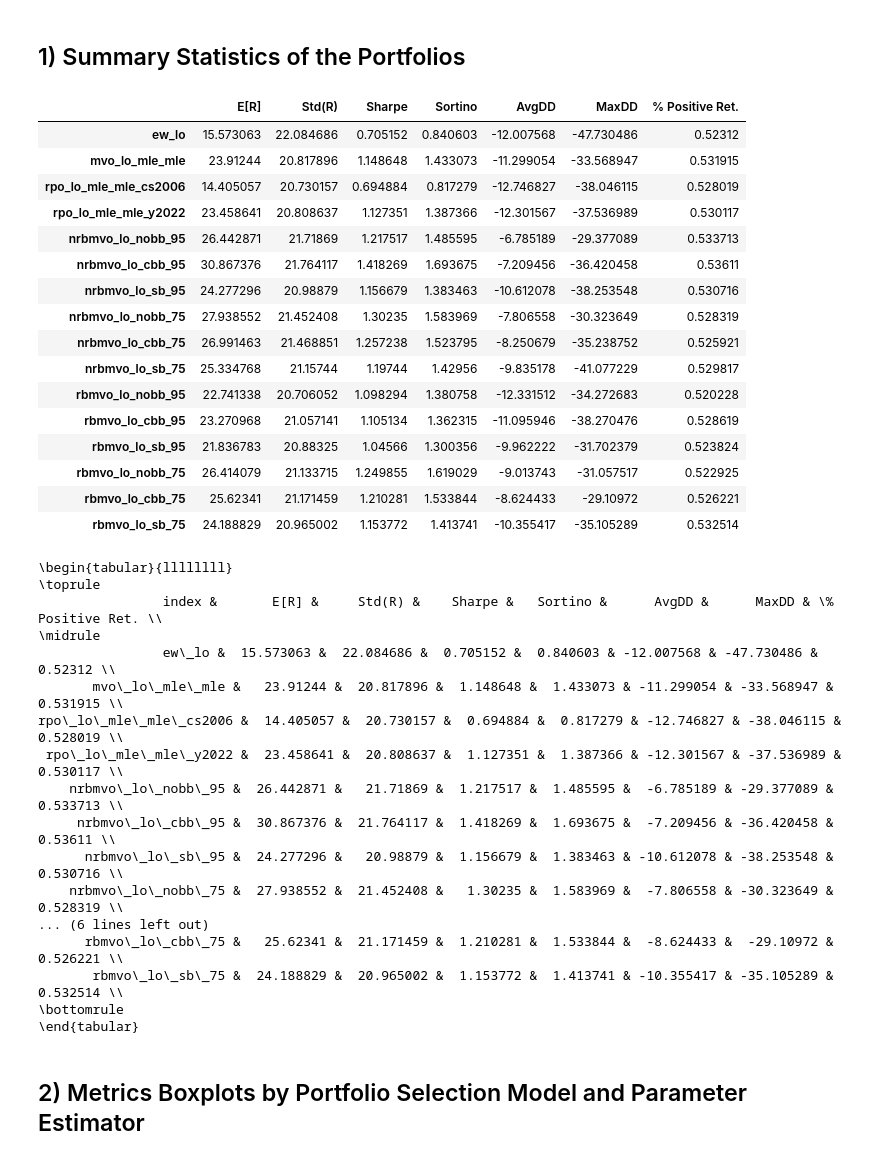
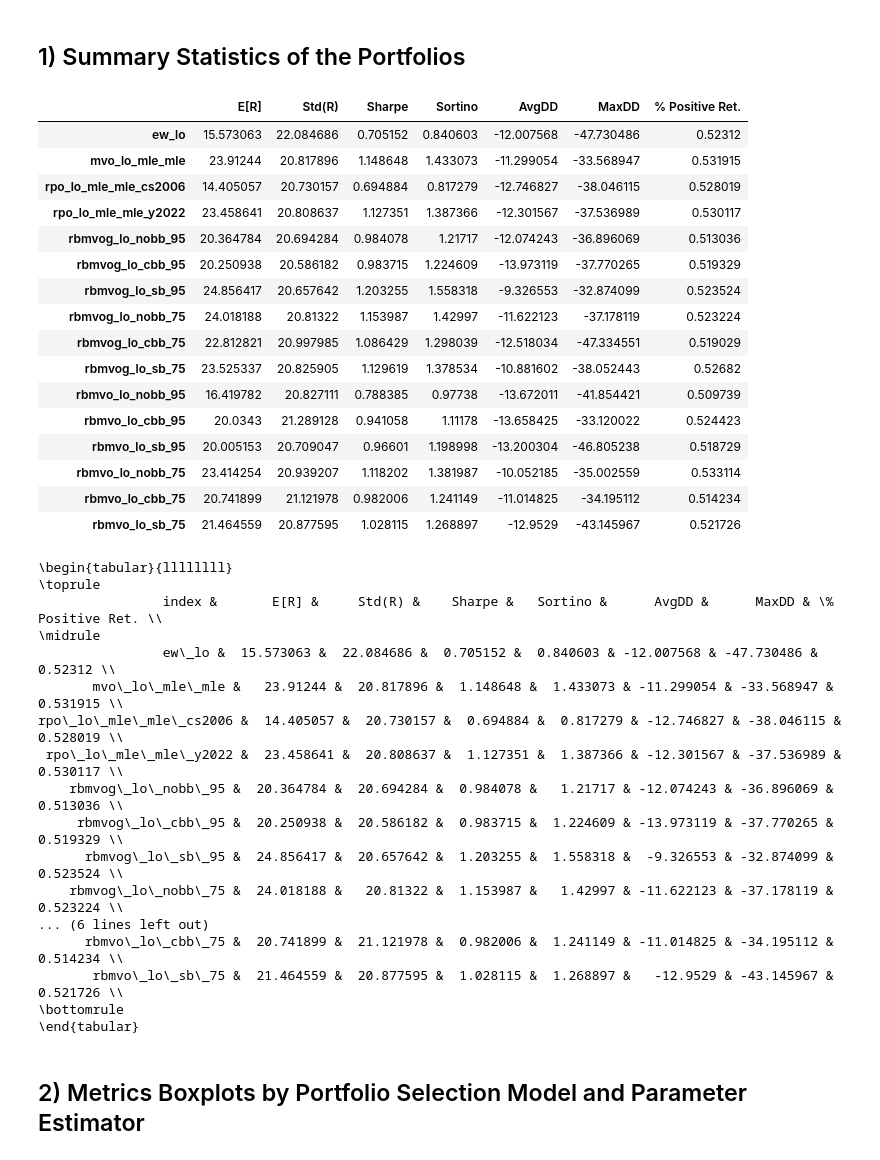
Before and after one commit to dcuoliveira/rpowbe, a Jupyter notebook: src/results_report_lo.ipynb, the cells around one changed output. Saved outputs shown, nothing was run; the diff lists cells and outputs as text; code cells hidden in the pictures.

```diff
--- a/src/results_report_lo.ipynb
+++ b/src/results_report_lo.ipynb
@@ -20,19 +20,21 @@ plt.rcParams['lines.linewidth'] = 1
 results_path = os.path.join(os.getcwd(), "results")
 data_path = os.path.join(os.getcwd(), "data", "inputs")
 
-model_group = ["mvo", "rpo", "rbmvo", "nrbmvo"]
+model_group = ["mvo", "rpo", "rbmvo", "rbmvog"]
 estimator_group = ["mle", "nobb", "cbb", "sb"]
-percentile_group = ["95", "75"]
+percentile_group = ["95", "75"] #, "5"]
 
 model_names = [
 
     "ew_lo",
     "mvo_lo_mle_mle",
     "rpo_lo_mle_mle_cs2006", "rpo_lo_mle_mle_y2022",
-    "nrbmvo_lo_nobb_95", "nrbmvo_lo_cbb_95", "nrbmvo_lo_sb_95",
-    "nrbmvo_lo_nobb_75", "nrbmvo_lo_cbb_75", "nrbmvo_lo_sb_75",
+    "rbmvog_lo_nobb_95", "rbmvog_lo_cbb_95", "rbmvog_lo_sb_95",
+    "rbmvog_lo_nobb_75", "rbmvog_lo_cbb_75", "rbmvog_lo_sb_75",
+    # "rbmvog_lo_nobb_5", "rbmvog_lo_cbb_5", "rbmvog_lo_sb_5",
     "rbmvo_lo_nobb_95", "rbmvo_lo_cbb_95", "rbmvo_lo_sb_95",
     "rbmvo_lo_nobb_75", "rbmvo_lo_cbb_75", "rbmvo_lo_sb_75",
+    # "rbmvo_lo_nobb_5", "rbmvo_lo_cbb_5", "rbmvo_lo_sb_5",
 
 ]
 stats_order = ["E[R]", "Std(R)", "Sharpe", "Sortino", "AvgDD", "MaxDD", "% Positive Ret."]
@@ -100,7 +102,11 @@ for model in model_names:
                                    "outputs",
                                    model)
 
-        summary = aggregate_results(path=output_path)
+        try:
+            summary = aggregate_results(path=output_path)
+        except:
+            print(f"Error: {model}")
+            continue
 
         # read json
         args = json.load(open(os.path.join(output_path, "args.json")))
@@ -127,41 +133,43 @@ all_summary_df = pd.concat(all_summary, axis=0)
 # %%
 
 all_stats = {}
 all_stats_des = {}
 for model in model_names:
 
     summary_df = all_summary_df.loc[all_summary_df["id"] == model]
 
     portfolio_returns =  summary_df.groupby("date").sum()[["pnl"]]
     portfolio_vol = (portfolio_returns.rolling(window=252).std() * np.sqrt(252)).shift(1)
     portfolio_returns_target = (portfolio_returns * (vol_target / portfolio_vol)).dropna()
 
     stats = compute_summary_statistics(portfolio_returns=torch.tensor(portfolio_returns_target.values))
 
     all_stats[model] = stats
-    all_stats_des[model] = stats.update({"model": summary_df["model"].unique()[0], "estimator": summary_df["mean_estimator"].unique()[0]})
+
+    stats.update({"model": summary_df["model"].unique()[0], "estimator": summary_df["mean_estimator"].unique()[0]})
+    all_stats_des[model] = stats
 all_stats_df = pd.DataFrame(all_stats).T[stats_order]
 
 dfi.export(all_stats_df, os.path.join(results_path, "all_stats_lo_df.png"))
 display(HTML(all_stats_df.to_html()))
 # %% [output]
 |  | E[R] | Std(R) | Sharpe | Sortino | AvgDD | MaxDD | % Positive Ret. |
 | ew_lo | 15.573063 | 22.084686 | 0.705152 | 0.840603 | -12.007568 | -47.730486 | 0.52312 |
 | mvo_lo_mle_mle | 23.91244 | 20.817896 | 1.148648 | 1.433073 | -11.299054 | -33.568947 | 0.531915 |
 | rpo_lo_mle_mle_cs2006 | 14.405057 | 20.730157 | 0.694884 | 0.817279 | -12.746827 | -38.046115 | 0.528019 |
 | rpo_lo_mle_mle_y2022 | 23.458641 | 20.808637 | 1.127351 | 1.387366 | -12.301567 | -37.536989 | 0.530117 |
-| nrbmvo_lo_nobb_95 | 26.442871 | 21.71869 | 1.217517 | 1.485595 | -6.785189 | -29.377089 | 0.533713 |
-| nrbmvo_lo_cbb_95 | 30.867376 | 21.764117 | 1.418269 | 1.693675 | -7.209456 | -36.420458 | 0.53611 |
-| nrbmvo_lo_sb_95 | 24.277296 | 20.98879 | 1.156679 | 1.383463 | -10.612078 | -38.253548 | 0.530716 |
-| nrbmvo_lo_nobb_75 | 27.938552 | 21.452408 | 1.30235 | 1.583969 | -7.806558 | -30.323649 | 0.528319 |
-| nrbmvo_lo_cbb_75 | 26.991463 | 21.468851 | 1.257238 | 1.523795 | -8.250679 | -35.238752 | 0.525921 |
-| nrbmvo_lo_sb_75 | 25.334768 | 21.15744 | 1.19744 | 1.42956 | -9.835178 | -41.077229 | 0.529817 |
-| rbmvo_lo_nobb_95 | 22.741338 | 20.706052 | 1.098294 | 1.380758 | -12.331512 | -34.272683 | 0.520228 |
-| rbmvo_lo_cbb_95 | 23.270968 | 21.057141 | 1.105134 | 1.362315 | -11.095946 | -38.270476 | 0.528619 |
-| rbmvo_lo_sb_95 | 21.836783 | 20.88325 | 1.04566 | 1.300356 | -9.962222 | -31.702379 | 0.523824 |
-| rbmvo_lo_nobb_75 | 26.414079 | 21.133715 | 1.249855 | 1.619029 | -9.013743 | -31.057517 | 0.522925 |
-| rbmvo_lo_cbb_75 | 25.62341 | 21.171459 | 1.210281 | 1.533844 | -8.624433 | -29.10972 | 0.526221 |
-| rbmvo_lo_sb_75 | 24.188829 | 20.965002 | 1.153772 | 1.413741 | -10.355417 | -35.105289 | 0.532514 |
+| rbmvog_lo_nobb_95 | 20.364784 | 20.694284 | 0.984078 | 1.21717 | -12.074243 | -36.896069 | 0.513036 |
+| rbmvog_lo_cbb_95 | 20.250938 | 20.586182 | 0.983715 | 1.224609 | -13.973119 | -37.770265 | 0.519329 |
+| rbmvog_lo_sb_95 | 24.856417 | 20.657642 | 1.203255 | 1.558318 | -9.326553 | -32.874099 | 0.523524 |
+| rbmvog_lo_nobb_75 | 24.018188 | 20.81322 | 1.153987 | 1.42997 | -11.622123 | -37.178119 | 0.523224 |
+| rbmvog_lo_cbb_75 | 22.812821 | 20.997985 | 1.086429 | 1.298039 | -12.518034 | -47.334551 | 0.519029 |
+| rbmvog_lo_sb_75 | 23.525337 | 20.825905 | 1.129619 | 1.378534 | -10.881602 | -38.052443 | 0.52682 |
+| rbmvo_lo_nobb_95 | 16.419782 | 20.827111 | 0.788385 | 0.97738 | -13.672011 | -41.854421 | 0.509739 |
+| rbmvo_lo_cbb_95 | 20.0343 | 21.289128 | 0.941058 | 1.11178 | -13.658425 | -33.120022 | 0.524423 |
+| rbmvo_lo_sb_95 | 20.005153 | 20.709047 | 0.96601 | 1.198998 | -13.200304 | -46.805238 | 0.518729 |
+| rbmvo_lo_nobb_75 | 23.414254 | 20.939207 | 1.118202 | 1.381987 | -10.052185 | -35.002559 | 0.533114 |
+| rbmvo_lo_cbb_75 | 20.741899 | 21.121978 | 0.982006 | 1.241149 | -11.014825 | -34.195112 | 0.514234 |
+| rbmvo_lo_sb_75 | 21.464559 | 20.877595 | 1.028115 | 1.268897 | -12.9529 | -43.145967 | 0.521726 |
 # %%
 print(all_stats_df.reset_index().to_latex(index=False))
 # %% [output]
@@ -173,13 +181,13 @@ print(all_stats_df.reset_index().to_latex(index=False))
        mvo\_lo\_mle\_mle &   23.91244 &  20.817896 &  1.148648 &  1.433073 & -11.299054 & -33.568947 &        0.531915 \\
 rpo\_lo\_mle\_mle\_cs2006 &  14.405057 &  20.730157 &  0.694884 &  0.817279 & -12.746827 & -38.046115 &        0.528019 \\
  rpo\_lo\_mle\_mle\_y2022 &  23.458641 &  20.808637 &  1.127351 &  1.387366 & -12.301567 & -37.536989 &        0.530117 \\
-    nrbmvo\_lo\_nobb\_95 &  26.442871 &   21.71869 &  1.217517 &  1.485595 &  -6.785189 & -29.377089 &        0.533713 \\
-     nrbmvo\_lo\_cbb\_95 &  30.867376 &  21.764117 &  1.418269 &  1.693675 &  -7.209456 & -36.420458 &         0.53611 \\
-      nrbmvo\_lo\_sb\_95 &  24.277296 &   20.98879 &  1.156679 &  1.383463 & -10.612078 & -38.253548 &        0.530716 \\
-    nrbmvo\_lo\_nobb\_75 &  27.938552 &  21.452408 &   1.30235 &  1.583969 &  -7.806558 & -30.323649 &        0.528319 \\
+    rbmvog\_lo\_nobb\_95 &  20.364784 &  20.694284 &  0.984078 &   1.21717 & -12.074243 & -36.896069 &        0.513036 \\
+     rbmvog\_lo\_cbb\_95 &  20.250938 &  20.586182 &  0.983715 &  1.224609 & -13.973119 & -37.770265 &        0.519329 \\
+      rbmvog\_lo\_sb\_95 &  24.856417 &  20.657642 &  1.203255 &  1.558318 &  -9.326553 & -32.874099 &        0.523524 \\
+    rbmvog\_lo\_nobb\_75 &  24.018188 &   20.81322 &  1.153987 &   1.42997 & -11.622123 & -37.178119 &        0.523224 \\
 ... (6 lines left out)
-      rbmvo\_lo\_cbb\_75 &   25.62341 &  21.171459 &  1.210281 &  1.533844 &  -8.624433 &  -29.10972 &        0.526221 \\
-       rbmvo\_lo\_sb\_75 &  24.188829 &  20.965002 &  1.153772 &  1.413741 & -10.355417 & -35.105289 &        0.532514 \\
+      rbmvo\_lo\_cbb\_75 &  20.741899 &  21.121978 &  0.982006 &  1.241149 & -11.014825 & -34.195112 &        0.514234 \\
+       rbmvo\_lo\_sb\_75 &  21.464559 &  20.877595 &  1.028115 &  1.268897 &   -12.9529 & -43.145967 &        0.521726 \\
 \bottomrule
 \end{tabular}
 # %% [markdown]
```
Also changed, not shown: parts of 6 cells of this notebook, 41 other files.
